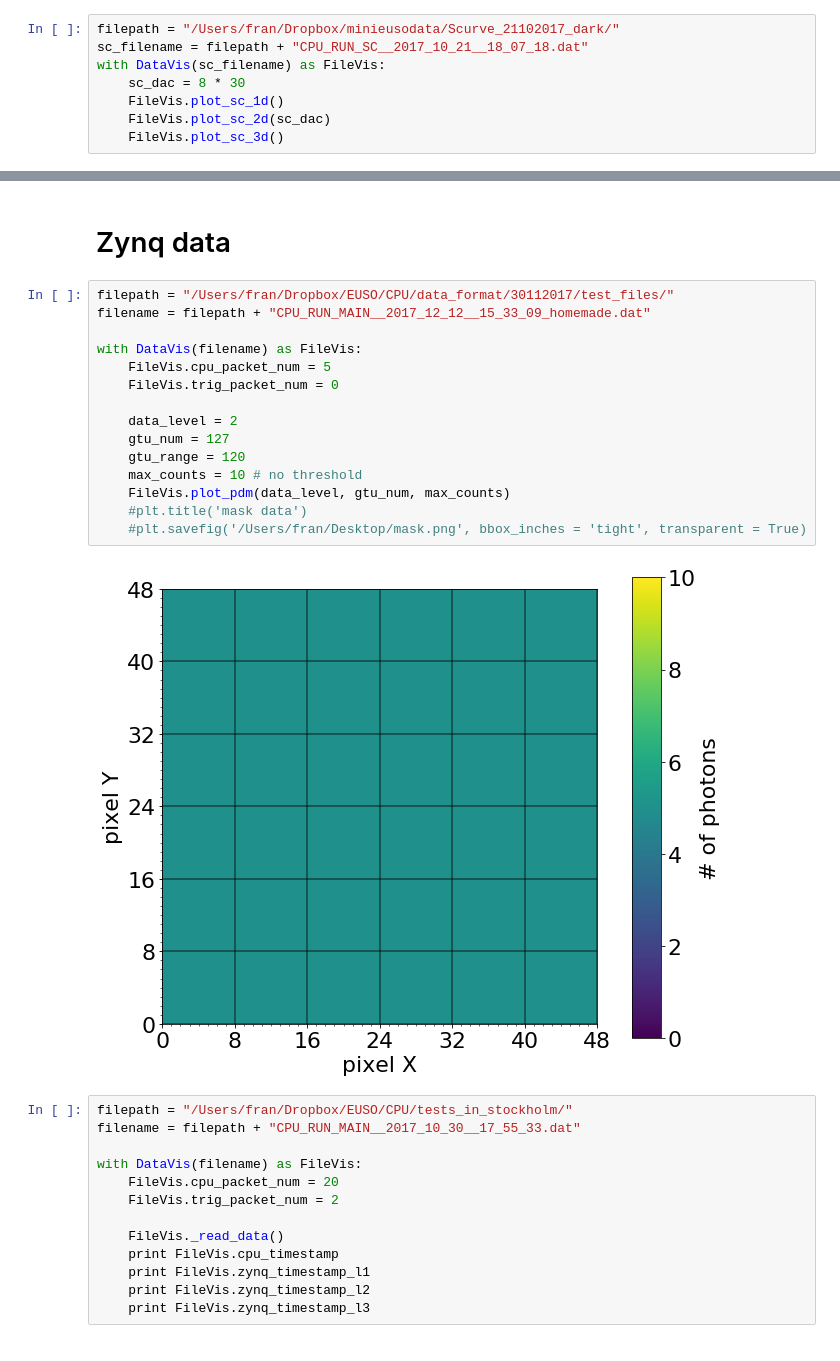
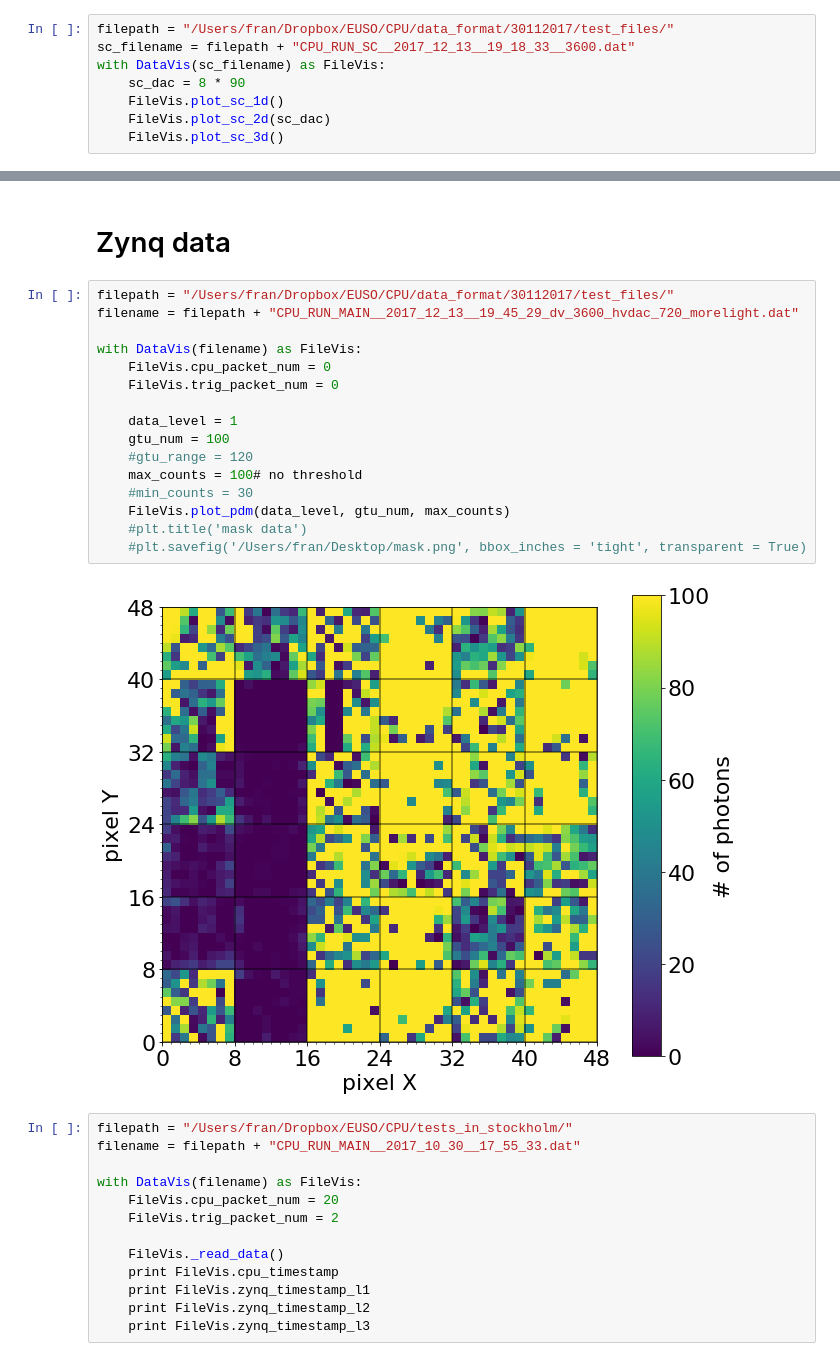
Before and after one commit to cescalara/euso_tools, a Jupyter notebook: data_visualisation/cpu_data_visualisation.ipynb, the cells around one changed output, grey strips where cells are left out. Cells and saved outputs as stored; diff of their text form.

```diff
--- a/data_visualisation/cpu_data_visualisation.ipynb
+++ b/data_visualisation/cpu_data_visualisation.ipynb
@@ -11,10 +11,10 @@ from raw_data_vis import *
 # %% [markdown]
 # S-curve
 # %%
-filepath = "/Users/fran/Dropbox/minieusodata/Scurve_21102017_dark/"
-sc_filename = filepath + "CPU_RUN_SC__2017_10_21__18_07_18.dat"
+filepath = "/Users/fran/Dropbox/EUSO/CPU/data_format/30112017/test_files/"
+sc_filename = filepath + "CPU_RUN_SC__2017_12_13__19_18_33__3600.dat"
 with DataVis(sc_filename) as FileVis:
-    sc_dac = 8 * 30
+    sc_dac = 8 * 90
     FileVis.plot_sc_1d()
     FileVis.plot_sc_2d(sc_dac)
     FileVis.plot_sc_3d()
@@ -26,21 +26,22 @@ with DataVis(sc_filename) as FileVis:
 # Zynq data
 # %%
 filepath = "/Users/fran/Dropbox/EUSO/CPU/data_format/30112017/test_files/"
-filename = filepath + "CPU_RUN_MAIN__2017_12_12__15_33_09_homemade.dat"
+filename = filepath + "CPU_RUN_MAIN__2017_12_13__19_45_29_dv_3600_hvdac_720_morelight.dat"
 
 with DataVis(filename) as FileVis:
-    FileVis.cpu_packet_num = 5
+    FileVis.cpu_packet_num = 0
     FileVis.trig_packet_num = 0
 
-    data_level = 2
-    gtu_num = 127
-    gtu_range = 120
-    max_counts = 10 # no threshold
+    data_level = 1
+    gtu_num = 100
+    #gtu_range = 120
+    max_counts = 100# no threshold
+    #min_counts = 30
     FileVis.plot_pdm(data_level, gtu_num, max_counts)
     #plt.title('mask data')
     #plt.savefig('/Users/fran/Desktop/mask.png', bbox_inches = 'tight', transparent = True)
 # %% [output]
-[figure, old version]
+[figure, new version]
 # %%
 filepath = "/Users/fran/Dropbox/EUSO/CPU/tests_in_stockholm/"
 filename = filepath + "CPU_RUN_MAIN__2017_10_30__17_55_33.dat"
```
Also changed, not shown: parts of 1 cell of this notebook.
